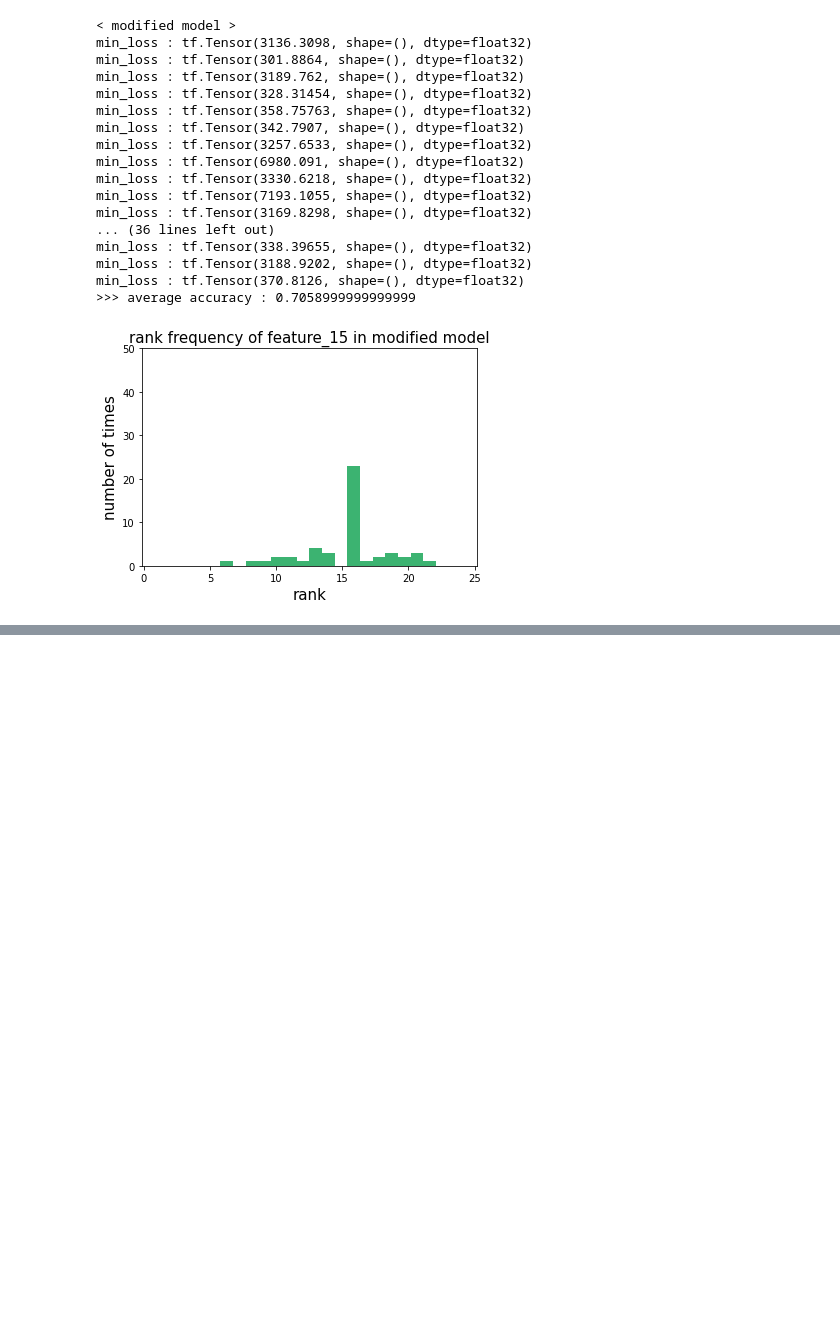
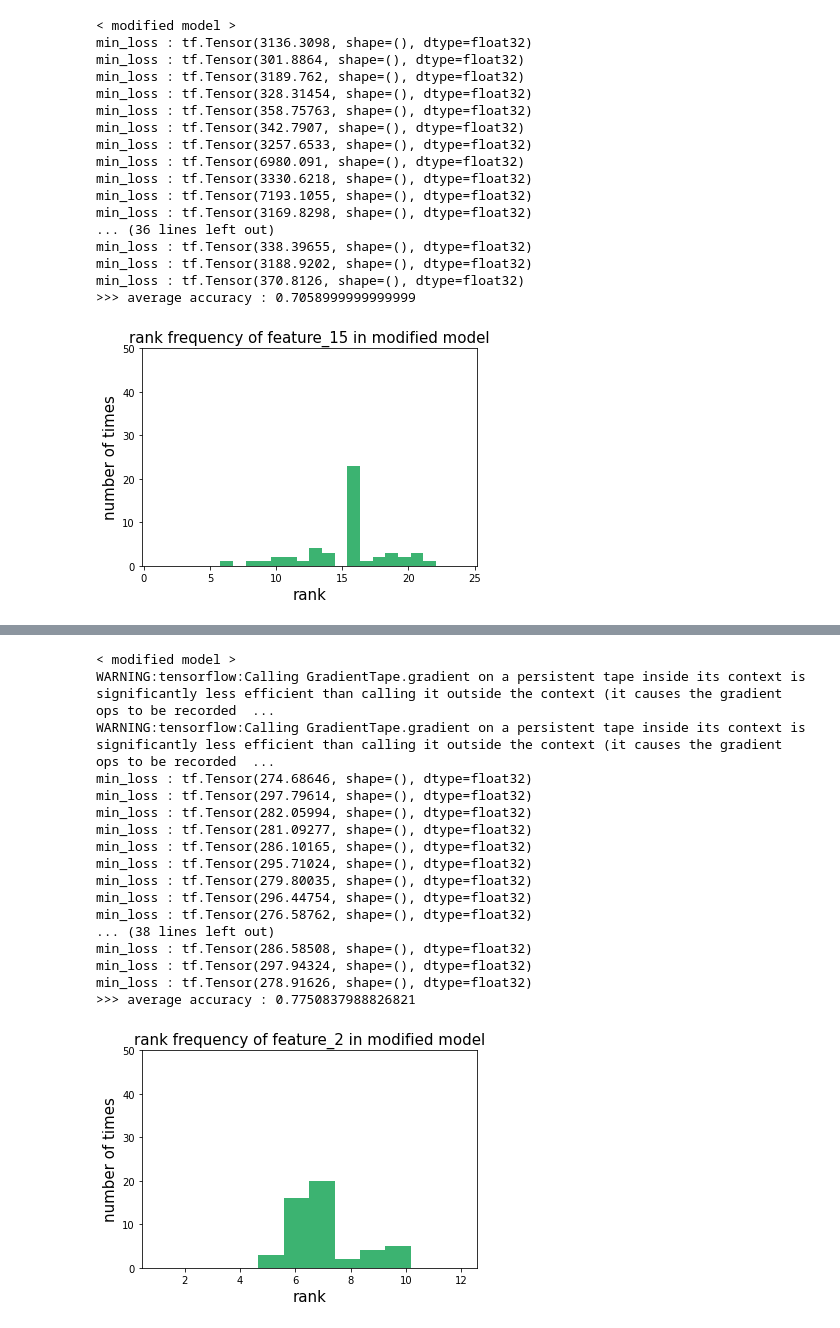
Before and after one commit to takehigu26/adv_exp, a Jupyter notebook: my_adv_exp/experiment_notebook.ipynb, the cells around one changed output, grey strips where cells are left out. Cells and saved outputs as stored; diff of their text form; code cells hidden in the pictures; blank space fills up the shorter version.

```diff
--- a/my_adv_exp/experiment_notebook.ipynb
+++ b/my_adv_exp/experiment_notebook.ipynb
@@ -66,0 +83,23 @@ min_loss : tf.Tensor(370.8126, shape=(), dtype=float32)
+# %%
+%matplotlib inline
+targets = [[2, -1], [11, 1]]
+plot_ranking_histogram(get_titanic, 2, targets=targets, epochs=50, text_index=3)
+# %% [output]
+< modified model >
+WARNING:tensorflow:Calling GradientTape.gradient on a persistent tape inside its context is significantly less efficient than calling it outside the context (it causes the gradient ops to be recorded  ...
+WARNING:tensorflow:Calling GradientTape.gradient on a persistent tape inside its context is significantly less efficient than calling it outside the context (it causes the gradient ops to be recorded  ...
+min_loss : tf.Tensor(274.68646, shape=(), dtype=float32)
+min_loss : tf.Tensor(297.79614, shape=(), dtype=float32)
+min_loss : tf.Tensor(282.05994, shape=(), dtype=float32)
+min_loss : tf.Tensor(281.09277, shape=(), dtype=float32)
+min_loss : tf.Tensor(286.10165, shape=(), dtype=float32)
+min_loss : tf.Tensor(295.71024, shape=(), dtype=float32)
+min_loss : tf.Tensor(279.80035, shape=(), dtype=float32)
+min_loss : tf.Tensor(296.44754, shape=(), dtype=float32)
+min_loss : tf.Tensor(276.58762, shape=(), dtype=float32)
+... (38 lines left out)
+min_loss : tf.Tensor(286.58508, shape=(), dtype=float32)
+min_loss : tf.Tensor(297.94324, shape=(), dtype=float32)
+min_loss : tf.Tensor(278.91626, shape=(), dtype=float32)
+>>> average accuracy : 0.7750837988826821
+[figure, added]
```
Also changed, not shown: parts of 5 cells of this notebook, 6 other files.
